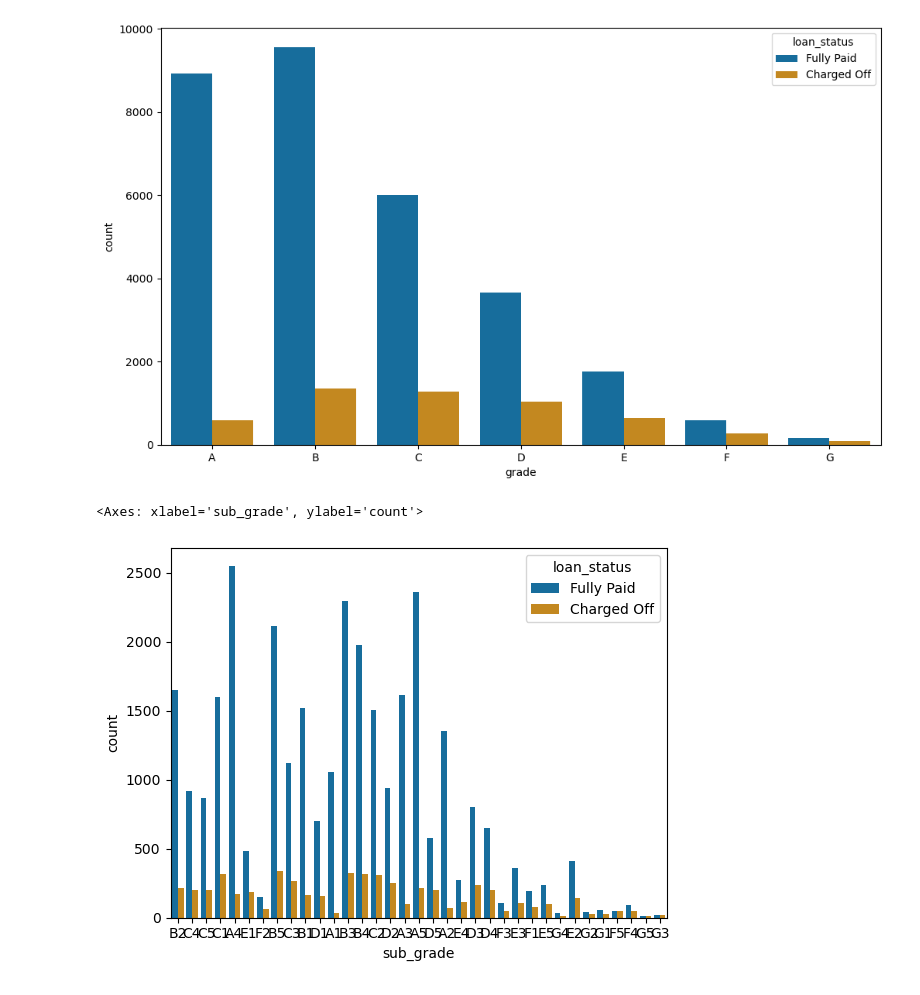
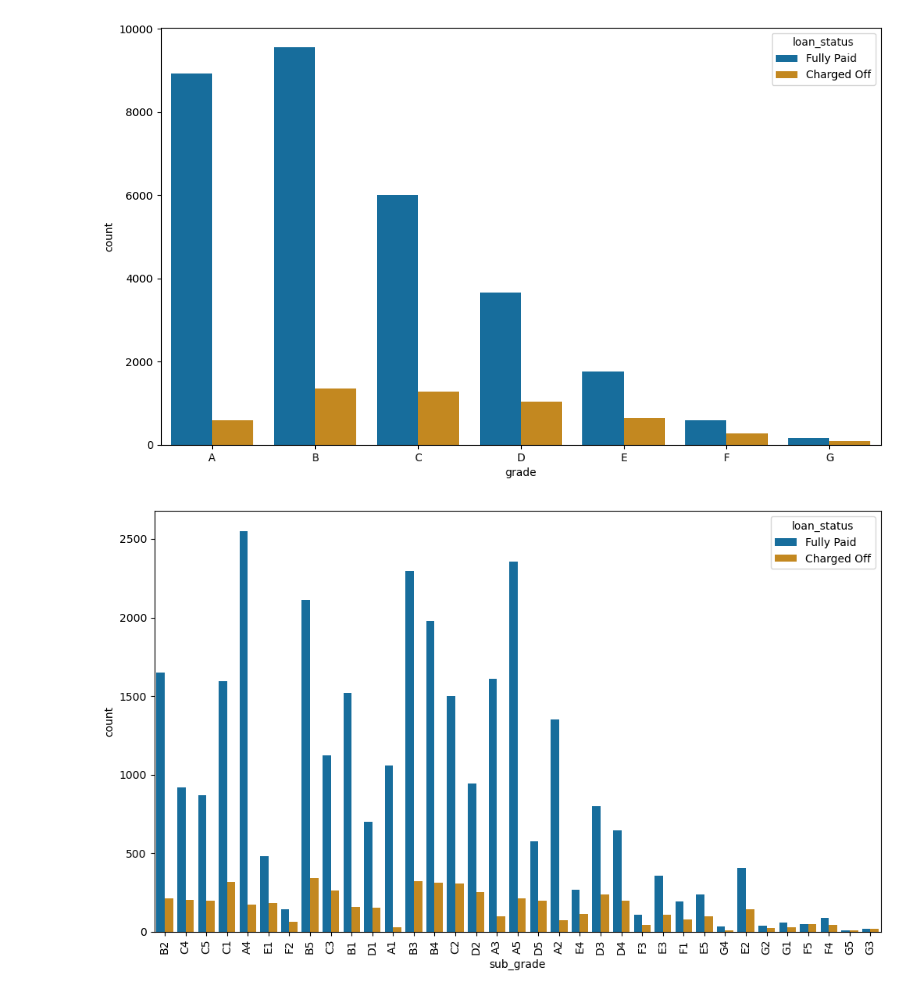
Before and after one commit to mkviswanadh/LendingClubCaseStudy, a Jupyter notebook: Lending_Club_Case_Study.ipynb, the cells around one changed output. Cells and saved outputs as stored; diff of their text form; code cells hidden in the pictures.

```diff
--- a/Lending_Club_Case_Study.ipynb
+++ b/Lending_Club_Case_Study.ipynb
@@ -337,6 +335,8 @@ df_loans.revol_util = pd.to_numeric(df_loans.revol_util.apply(lambda x : str(x).
 df_loans.int_rate = pd.to_numeric(df_loans.int_rate.apply(lambda x : x.split('%')[0]))
 # %%
 df_loans.emp_length = pd.to_numeric(df_loans.emp_length.apply(lambda x: 0 if "<" in x else (x.split('+')[0] if "+" in x else x.split()[0])))
+# %%
+df_loans['term'] = df_loans['term'].apply(lambda x: int(x.replace('months', '').strip()))
 # %%
 # convert amount columns into numeric data to find some correlation among important ones.
 
@@ -611,8 +608,10 @@ sns.countplot(x = 'grade', order = ['A', 'B', 'C', 'D', 'E', 'F', 'G'] , hue = '
 <Axes: xlabel='grade', ylabel='count'>
 [figure]
 # %%
+fig, ax = plt.subplots(figsize=(12,7))
 sns.countplot(x = 'sub_grade', hue = 'loan_status', data = df_loans)
+plt.xticks(rotation=90)
+plt.show()
 # %% [output]
-<Axes: xlabel='sub_grade', ylabel='count'>
-[figure, old version]
+[figure, new version]
 # %%
```
Also changed, not shown: parts of 59 cells of this notebook.
